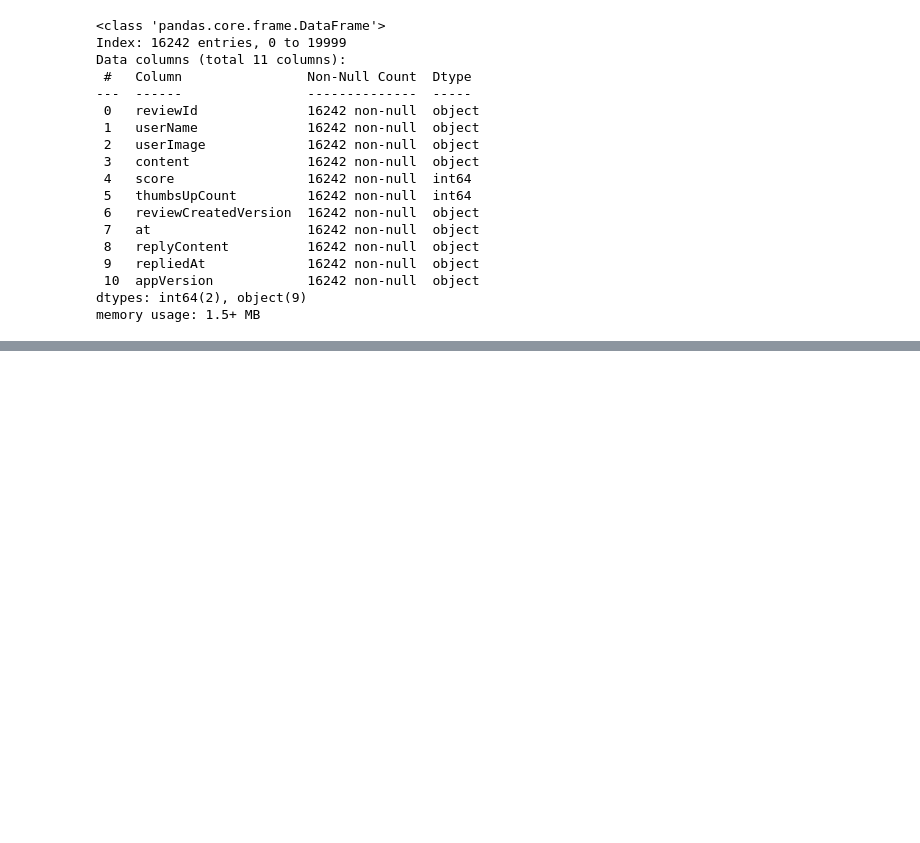
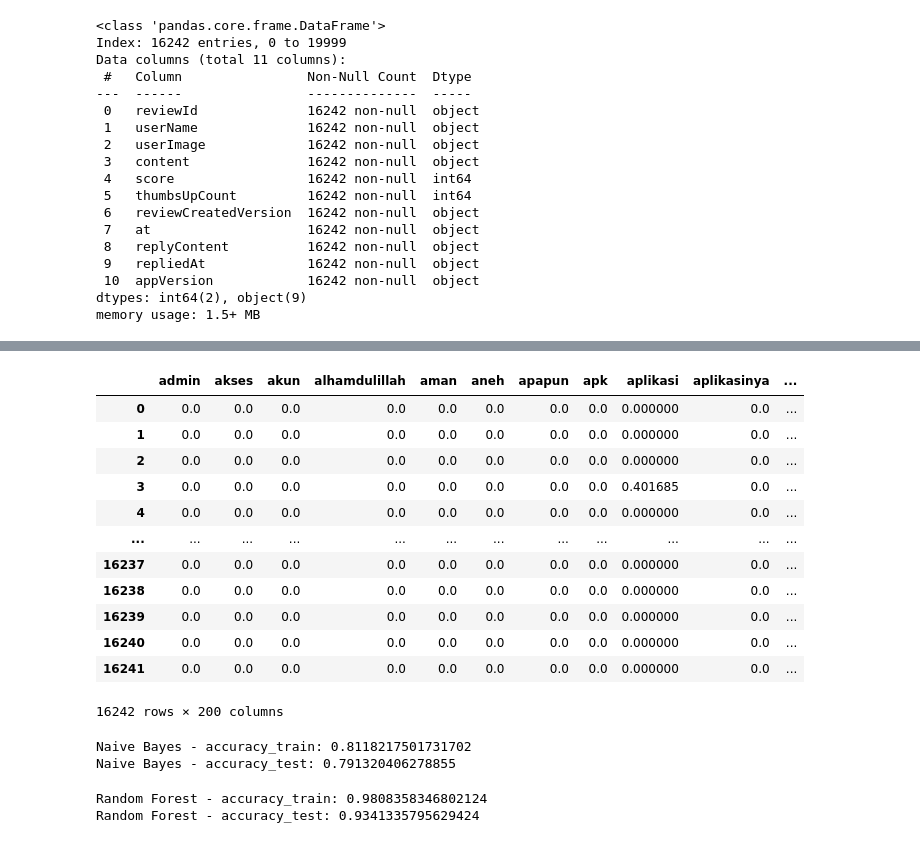
Before and after one commit to IMadeAgus/Brimo-Sentiment-Analysis, a Jupyter notebook: training.ipynb, the cells around one changed output, grey strips where cells are left out. Saved outputs shown, nothing was run; the diff lists cells and outputs as text; code cells hidden in the pictures; blank space fills up the shorter version.

```diff
--- a/training.ipynb
+++ b/training.ipynb
@@ -227,0 +342,28 @@ clean_df.head()
+# %%
+# Pisahkan data menjadi fitur (tweet) dan label (sentimen)
+X = clean_df['text_akhir']
+y = clean_df['polarity']
+# %%
+# Ekstraksi fitur dengan TF-IDF
+tfidf = TfidfVectorizer(max_features=200, min_df=17, max_df=0.8 )
+X_tfidf = tfidf.fit_transform(X)
+# %%
+# Konversi hasil ekstraksi fitur menjadi dataframe
+features_df = pd.DataFrame(X_tfidf.toarray(), columns=tfidf.get_feature_names_out())
+
+# Menampilkan hasil ekstraksi fitur
+features_df
+# %% [output]
+|  | admin | akses | akun | alhamdulillah | aman | aneh | apapun | apk | aplikasi | aplikasinya | ... |
+| 0 | 0.0 | 0.0 | 0.0 | 0.0 | 0.0 | 0.0 | 0.0 | 0.0 | 0.000000 | 0.0 | ... |
+| 1 | 0.0 | 0.0 | 0.0 | 0.0 | 0.0 | 0.0 | 0.0 | 0.0 | 0.000000 | 0.0 | ... |
+| 2 | 0.0 | 0.0 | 0.0 | 0.0 | 0.0 | 0.0 | 0.0 | 0.0 | 0.000000 | 0.0 | ... |
+| 3 | 0.0 | 0.0 | 0.0 | 0.0 | 0.0 | 0.0 | 0.0 | 0.0 | 0.401685 | 0.0 | ... |
+| 4 | 0.0 | 0.0 | 0.0 | 0.0 | 0.0 | 0.0 | 0.0 | 0.0 | 0.000000 | 0.0 | ... |
+| ... | ... | ... | ... | ... | ... | ... | ... | ... | ... | ... | ... |
+| 16237 | 0.0 | 0.0 | 0.0 | 0.0 | 0.0 | 0.0 | 0.0 | 0.0 | 0.000000 | 0.0 | ... |
+| 16238 | 0.0 | 0.0 | 0.0 | 0.0 | 0.0 | 0.0 | 0.0 | 0.0 | 0.000000 | 0.0 | ... |
+| 16239 | 0.0 | 0.0 | 0.0 | 0.0 | 0.0 | 0.0 | 0.0 | 0.0 | 0.000000 | 0.0 | ... |
+| 16240 | 0.0 | 0.0 | 0.0 | 0.0 | 0.0 | 0.0 | 0.0 | 0.0 | 0.000000 | 0.0 | ... |
+| 16241 | 0.0 | 0.0 | 0.0 | 0.0 | 0.0 | 0.0 | 0.0 | 0.0 | 0.000000 | 0.0 | ... |
+16242 rows × 200 columns
@@ -227,0 +373,46 @@ clean_df.head()
+# %%
+from sklearn.naive_bayes import BernoulliNB
+
+# Membuat objek model Naive Bayes (Bernoulli Naive Bayes)
+naive_bayes = BernoulliNB()
+
+# Melatih model Naive Bayes pada data pelatihan
+naive_bayes.fit(X_train.toarray(), y_train)
+
+# Prediksi sentimen pada data pelatihan dan data uji
+y_pred_train_nb = naive_bayes.predict(X_train.toarray())
+y_pred_test_nb = naive_bayes.predict(X_test.toarray())
+
+# Evaluasi akurasi model Naive Bayes
+accuracy_train_nb = accuracy_score(y_pred_train_nb, y_train)
+accuracy_test_nb = accuracy_score(y_pred_test_nb, y_test)
+
+# Menampilkan akurasi
+print('Naive Bayes - accuracy_train:', accuracy_train_nb)
+print('Naive Bayes - accuracy_test:', accuracy_test_nb)
+# %% [output]
+Naive Bayes - accuracy_train: 0.8118217501731702
+Naive Bayes - accuracy_test: 0.791320406278855
+# %%
+from sklearn.ensemble import RandomForestClassifier
+
+# Membuat objek model Random Forest
+random_forest = RandomForestClassifier()
+
+# Melatih model Random Forest pada data pelatihan
+random_forest.fit(X_train.toarray(), y_train)
+
+# Prediksi sentimen pada data pelatihan dan data uji
+y_pred_train_rf = random_forest.predict(X_train.toarray())
+y_pred_test_rf = random_forest.predict(X_test.toarray())
+
+# Evaluasi akurasi model Random Forest
+accuracy_train_rf = accuracy_score(y_pred_train_rf, y_train)
+accuracy_test_rf = accuracy_score(y_pred_test_rf, y_test)
+
+# Menampilkan akurasi
+print('Random Forest - accuracy_train:', accuracy_train_rf)
+print('Random Forest - accuracy_test:', accuracy_test_rf)
+# %% [output]
+Random Forest - accuracy_train: 0.9808358346802124
+Random Forest - accuracy_test: 0.9341335795629424
```
Also changed, not shown: parts of 12 cells of this notebook, 1 other file.
